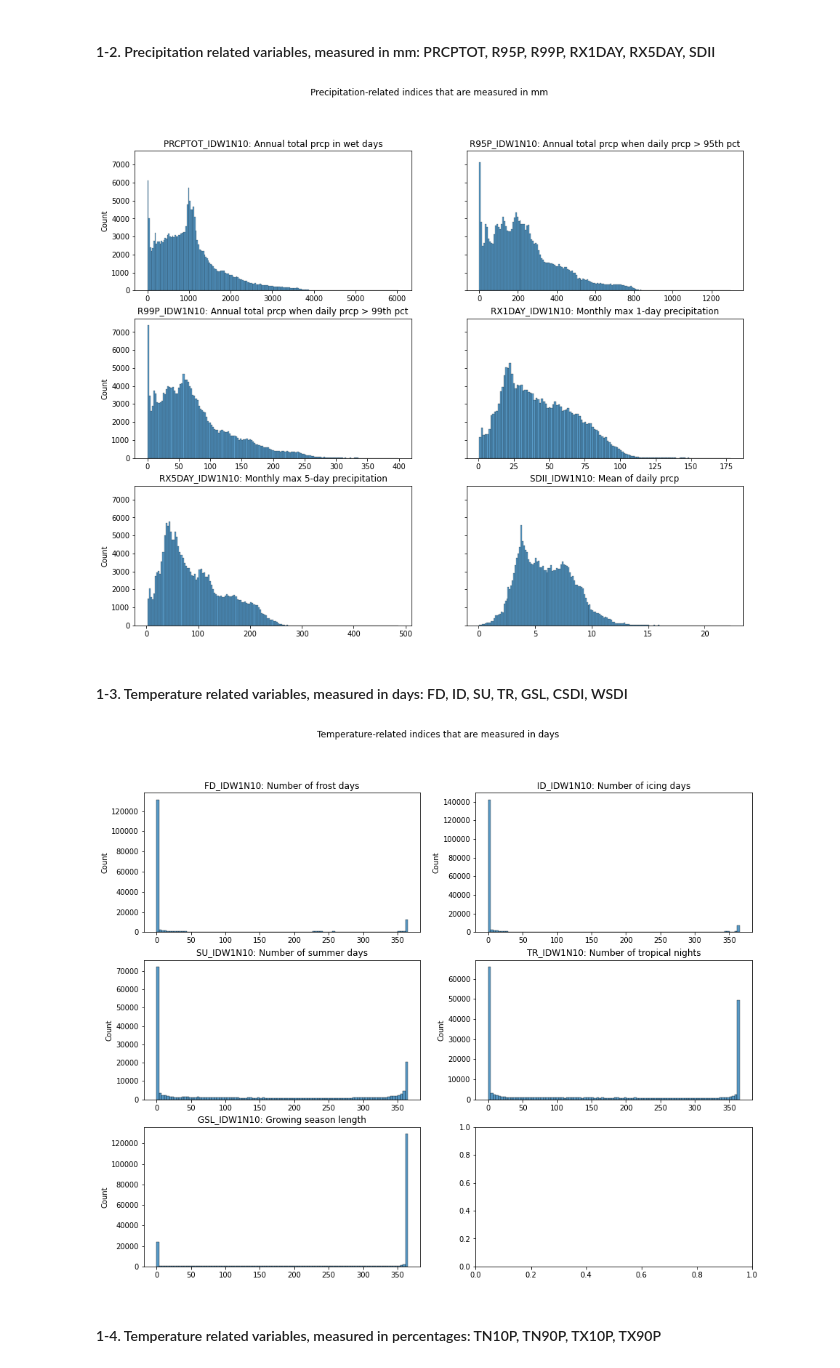
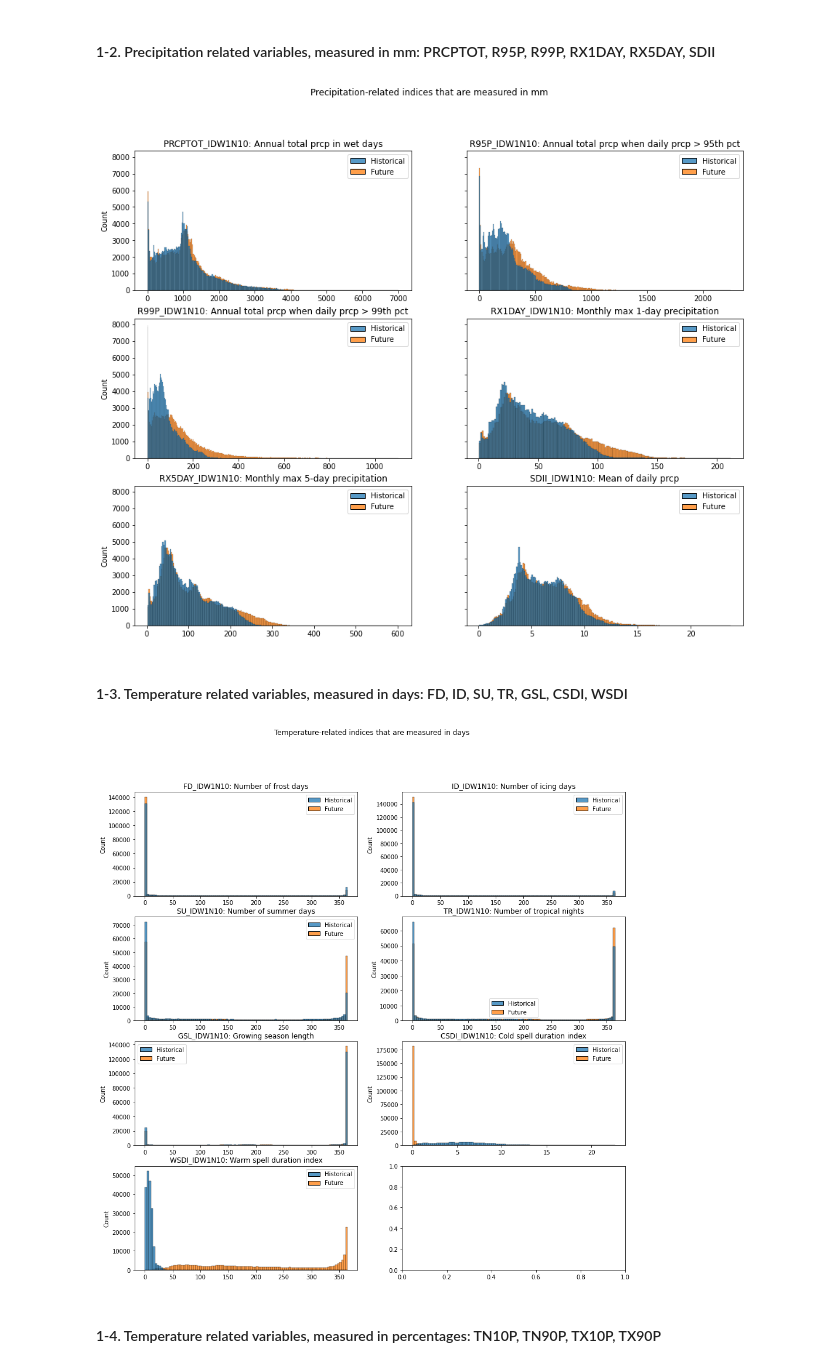
Before and after one commit to RyokoNod/sdm-asian-elephants, a Jupyter notebook: data_exploration/exploratory_analysis_etccdi.ipynb, the cells around one changed output. Drawn from its saved outputs; the diff is of its cells as text; code cells hidden in the pictures.

Commit message:
Added the exploratory analysis for future ETCCDI

```diff
--- a/data_exploration/exploratory_analysis_etccdi.ipynb
+++ b/data_exploration/exploratory_analysis_etccdi.ipynb
@@ -241,23 +214,21 @@ fig, axes = plt.subplots(3, 2, figsize=(15, 12),sharey=True)
 fig.suptitle('Precipitation-related indices that are measured in mm')
 
 for idx,ax in zip(precp_mm_group, axes.flat):
-    sns.histplot(ax=ax,data=present[idx])
-    ax.set(xlabel=None)
+    sns.histplot(ax=ax,data={"Historical": present[idx], "Future": future[idx]})
     ax.set_title(idx+": "+var_dict[idx])
 # %% [output]
-[figure, old version]
+[figure, new version]
 # %% [markdown]
 #### 1-3. Temperature related variables, measured in days: FD, ID, SU, TR, GSL, CSDI, WSDI<a class="anchor" id="temp_days_group"></a>
 # %%
-fig, axes = plt.subplots(3, 2, figsize=(15, 12),sharey=False)
+fig, axes = plt.subplots(4, 2, figsize=(15, 15),sharey=False)
 fig.suptitle('Temperature-related indices that are measured in days')
 
 for idx,ax in zip(temp_days_group, axes.flat):
-    sns.histplot(ax=ax,data=present[idx],bins=100)
-    ax.set(xlabel=None)
+    sns.histplot(ax=ax,data={"Historical": present[idx], "Future": future[idx]}, bins=100)
     ax.set_title(idx+": "+var_dict[idx])
 # %% [output]
-[figure, old version]
+[figure, new version]
 # %% [markdown]
 #### 1-4. Temperature related variables, measured in percentages: TN10P, TN90P, TX10P, TX90P<a class="anchor" id="temp_pct_group"></a>
 # %%
```
Also changed, not shown: parts of 23 cells of this notebook.
